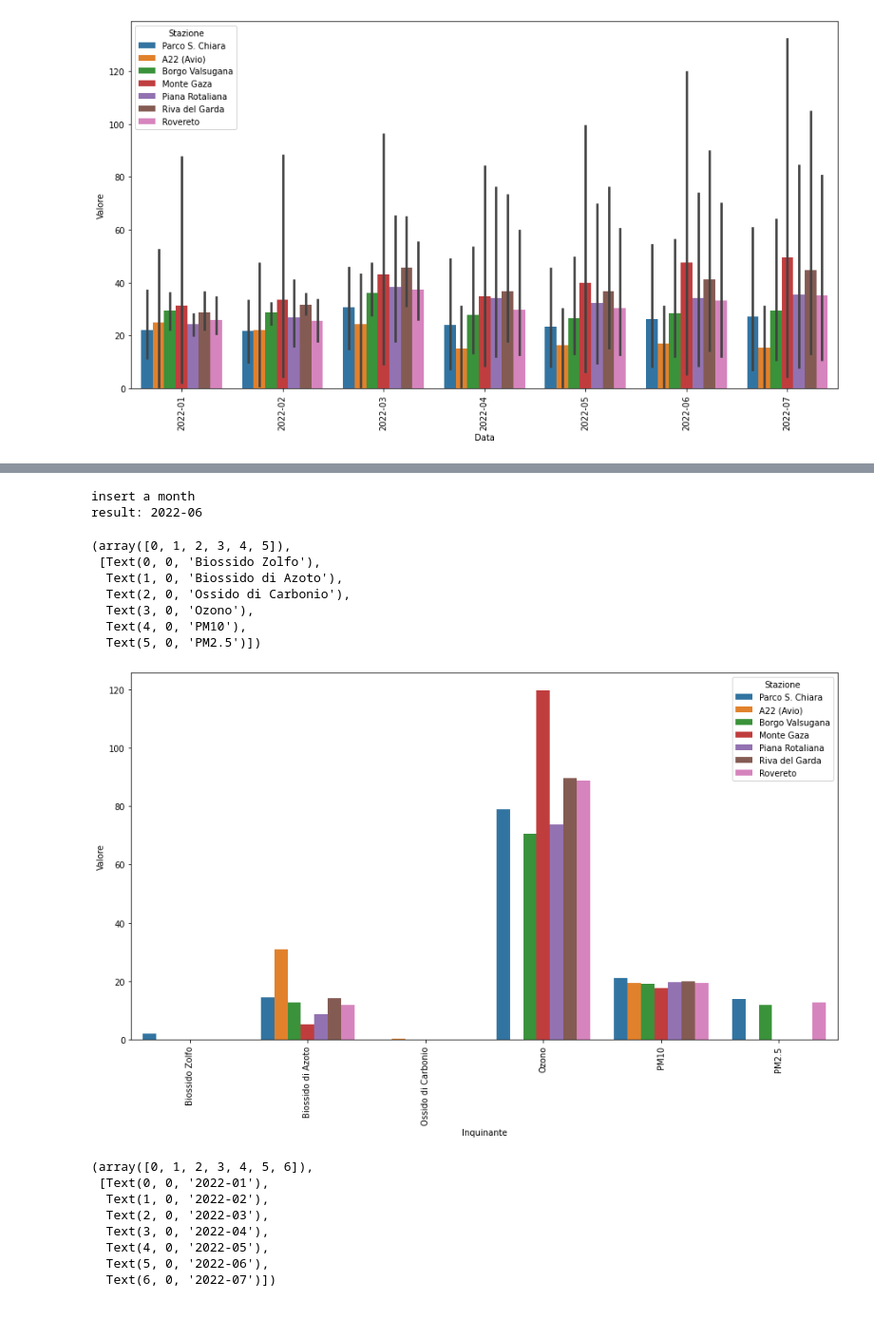
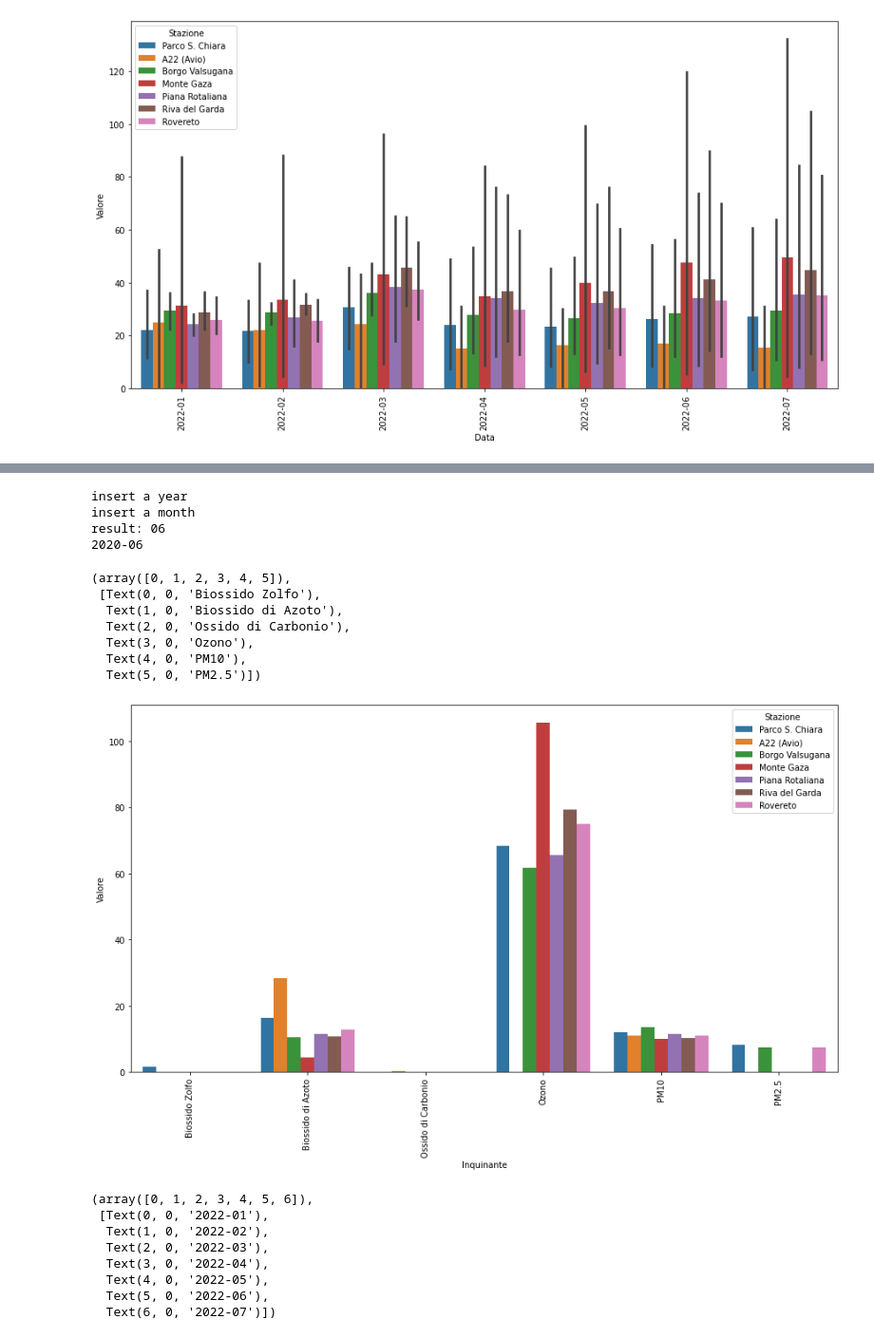
Before and after one commit to WebValley2022/webvalley-dashboard, a Jupyter notebook: LigiaNotebookAppa.ipynb, the cells around one changed output, grey strips where cells are left out. Shown at 95% size. Drawn from its saved outputs; the diff is of its cells as text; code cells hidden in the pictures.

```diff
--- a/LigiaNotebookAppa.ipynb
+++ b/LigiaNotebookAppa.ipynb
@@ -101,34 +60,43 @@ Name: Valore, dtype: float64
 # %%
 #conc of each poll in a specific month
 from matplotlib.pyplot import xticks
 
+print("insert a year")
+year = input()
+
 print("insert a month")
-month = "6"
+month = input()
 
-if len(month) < 2:
+if (len(month) < 2) :
     month = month.zfill(2)
-    month = "2022-"+month
     print("result: "+month)
+if len(year) < 4 or len(month) > 12:
+    raise Exception("Date provided is in the wrong format")
+
+date = year+"-"+month
+print(date)
 
 df = df[df.Valore != "n.d."]
 df["Data"] = df.Data.str[0:7]
 df["Valore"] = pd.to_numeric(df.Valore)
-ds_curr_date = df[df['Data'] == month]
+ds_curr_date = df[df['Data'] == date]
 df_month_poll = ds_curr_date.groupby(["Inquinante", "Stazione", "Data"]).mean().reset_index()
 plt.gcf().set_size_inches(15, 8)
 sns.barplot(y="Valore", x="Inquinante", hue="Stazione", data=df_month_poll)
 xticks(rotation = 90)
 # %% [output]
+insert a year
 insert a month
-result: 2022-06
+result: 06
+2020-06
 (array([0, 1, 2, 3, 4, 5]),
  [Text(0, 0, 'Biossido Zolfo'),
   Text(1, 0, 'Biossido di Azoto'),
   Text(2, 0, 'Ossido di Carbonio'),
   Text(3, 0, 'Ozono'),
   Text(4, 0, 'PM10'),
   Text(5, 0, 'PM2.5')])
-[figure, old version]
+[figure, new version]
 # %%
 from matplotlib.pyplot import xticks
 
```
Also changed, not shown: parts of 6 cells of this notebook.
